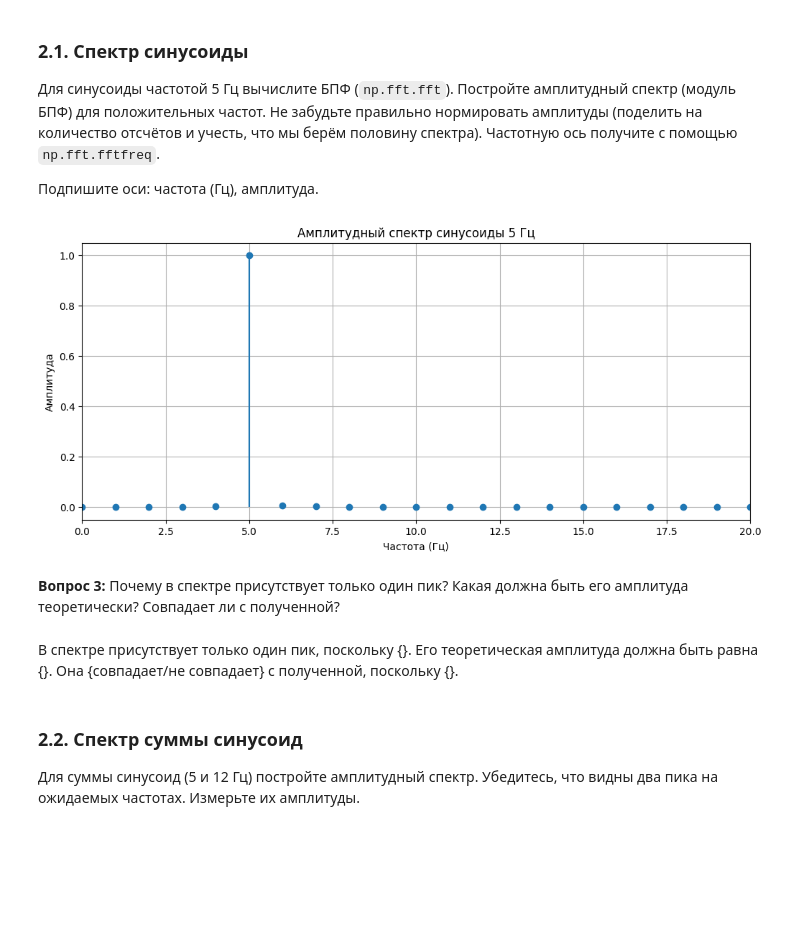
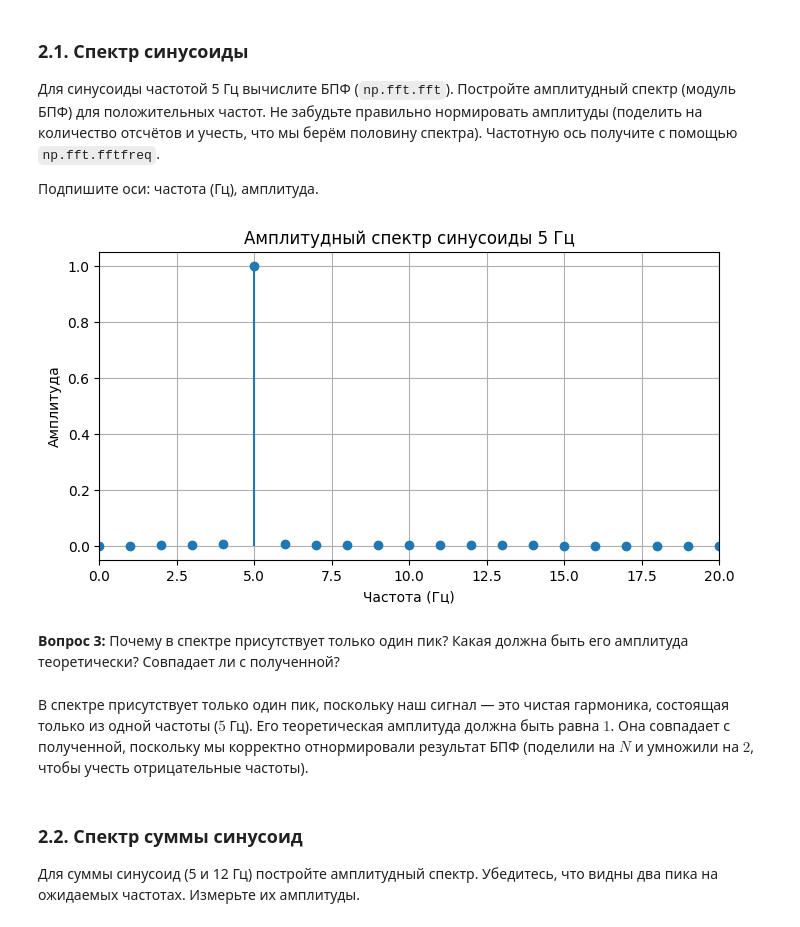
Before and after one commit to korzhimanov/dsp-seminars, a Jupyter notebook: seminars/1.ipynb, the cells around one changed output. Drawn from its saved outputs; the diff is of its cells as text; code cells hidden in the pictures; blank space fills up the shorter version.

```diff
--- a/seminars/1.ipynb
+++ b/seminars/1.ipynb
@@ -115,27 +115,27 @@ plt.show()
 # %%
 # БПФ синусоиды 5 Гц
 X = np.fft.fft(sin5)
-freq = np.fft.fftfreq(len(t), d=1/fs)
+freq = np.fft.fftfreq(len(t), 1/fs)
 
 # Берём только положительные частоты
 half = len(t)//2
-X_mag = 2 * abs(X[:limit]) / len(t)   # не забываем про нормировку амплитуды
+X_mag = 2 * np.abs(X[:half]) / len(t)  # нормировка амплитуды
 freq_pos = freq[:half] # только положительные частоты
 
-plt.figure()
+plt.figure(figsize=(8, 4))
 plt.stem(freq_pos, X_mag, basefmt=" ")
 plt.title('Амплитудный спектр синусоиды 5 Гц')
 plt.xlabel('Частота (Гц)')
 plt.ylabel('Амплитуда')
 plt.xlim(0, 20)
 plt.grid(True)
 plt.show()
 # %% [output]
-[figure, old version]
+[figure, new version]
 # %% [markdown]
 **Вопрос 3:** Почему в спектре присутствует только один пик? Какая должна быть его амплитуда теоретически? Совпадает ли с полученной?
 # %% [markdown]
-В спектре присутствует только один пик, поскольку {}. Его теоретическая амплитуда должна быть равна {}. Она {совпадает/не совпадает} с полученной, поскольку {}.
+В спектре присутствует только один пик, поскольку наш сигнал — это чистая гармоника, состоящая только из одной частоты ($5$ Гц). Его теоретическая амплитуда должна быть равна $1$. Она совпадает с полученной, поскольку мы корректно отнормировали результат БПФ (поделили на $N$ и умножили на $2$, чтобы учесть отрицательные частоты).
 # %% [markdown]
 ### 2.2. Спектр суммы синусоид
 
```
Also changed, not shown: parts of 10 cells of this notebook.
